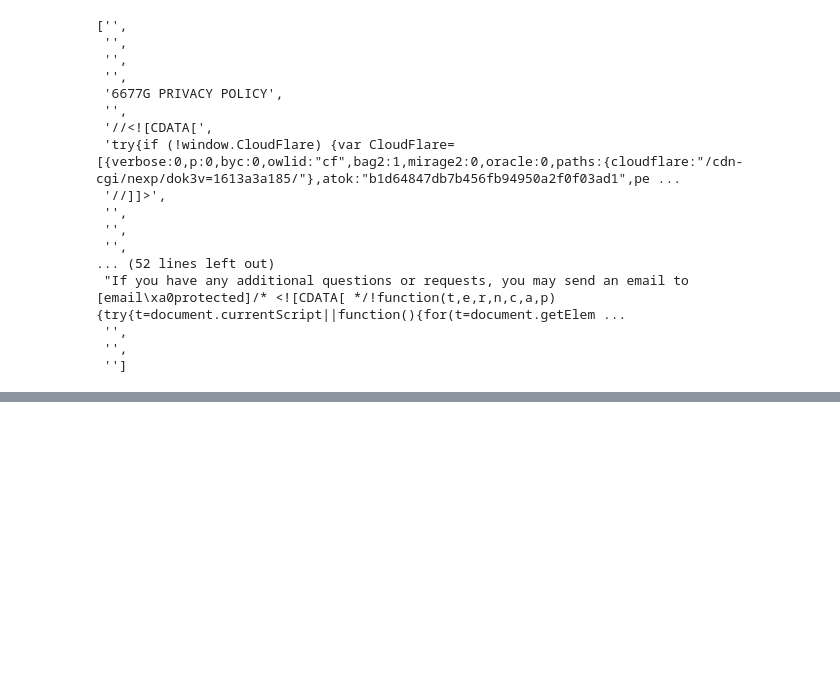
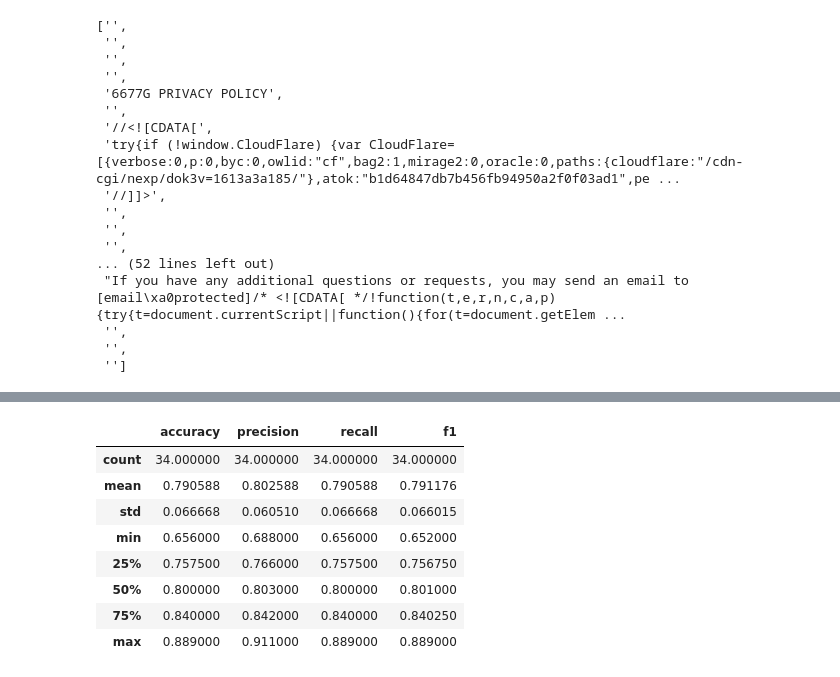
Before and after one commit to kabuhakmeh3/inphormed, a Jupyter notebook: notebooks/Android Policy NLP Prototyping.ipynb, the cells around one changed output, grey strips where cells are left out. Cells and saved outputs as stored; diff of their text form; code cells hidden in the pictures; blank space fills up the shorter version.

```diff
--- a/notebooks/Android Policy NLP Prototyping.ipynb
+++ b/notebooks/Android Policy NLP Prototyping.ipynb
@@ -983,0 +1131,12 @@ soup_list
+# %%
+padded_tf.describe()
+# %% [output]
+|  | accuracy | precision | recall | f1 |
+| count | 34.000000 | 34.000000 | 34.000000 | 34.000000 |
+| mean | 0.790588 | 0.802588 | 0.790588 | 0.791176 |
+| std | 0.066668 | 0.060510 | 0.066668 | 0.066015 |
+| min | 0.656000 | 0.688000 | 0.656000 | 0.652000 |
+| 25% | 0.757500 | 0.766000 | 0.757500 | 0.756750 |
+| 50% | 0.800000 | 0.803000 | 0.800000 | 0.801000 |
+| 75% | 0.840000 | 0.842000 | 0.840000 | 0.840250 |
+| max | 0.889000 | 0.911000 | 0.889000 | 0.889000 |
```
Also changed, not shown: parts of 18 cells of this notebook.
